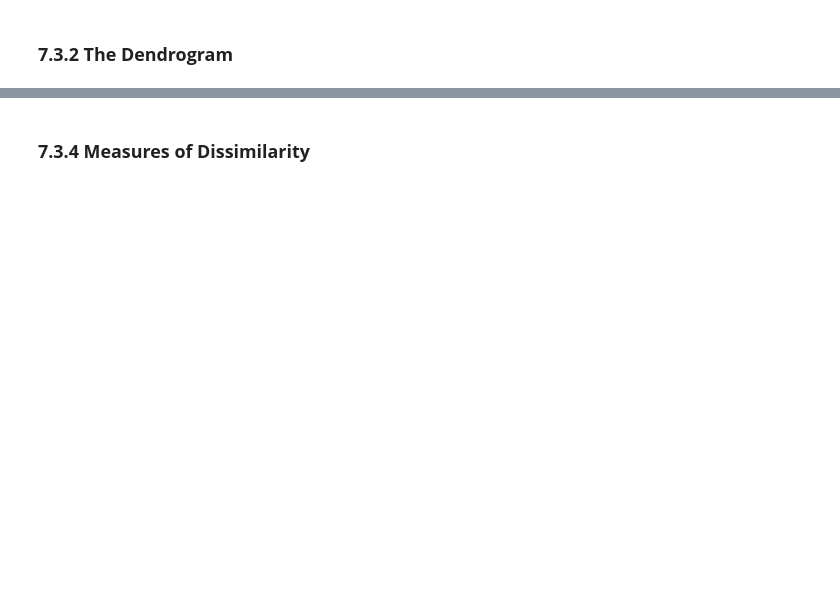
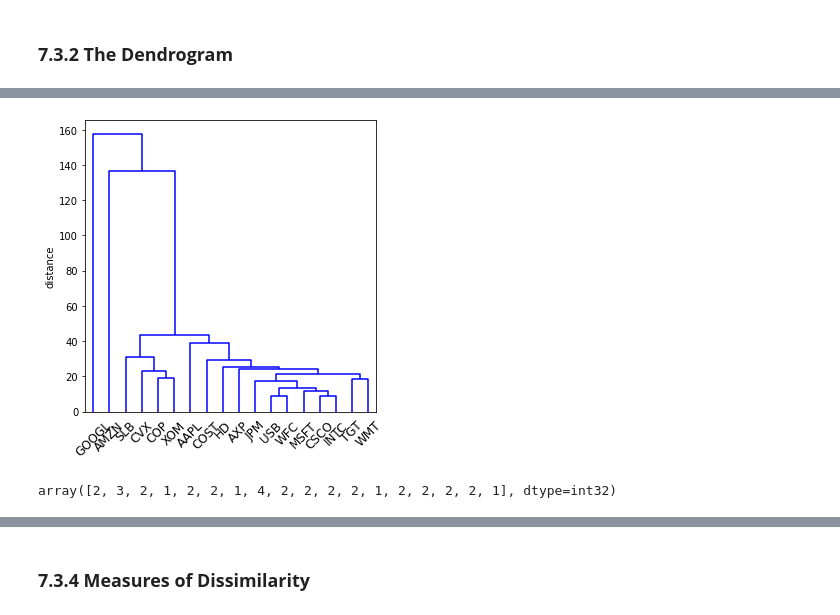
Before and after one commit to young-hwanlee/my-practical-statistics-for-data-scientists, a Jupyter notebook: Chapter_7_Unsupervised_Learning.ipynb, the cells around one changed output, grey strips where cells are left out. Cells and saved outputs as stored; diff of their text form; code cells hidden in the pictures; blank space fills up the shorter version.

```diff
--- a/Chapter_7_Unsupervised_Learning.ipynb
+++ b/Chapter_7_Unsupervised_Learning.ipynb
@@ -365,0 +413,15 @@ plt.show()
+# %%
+fig, ax = plt.subplots(figsize=(5, 5))
+dendrogram(Z, labels=list(df.index), color_threshold=0)
+plt.xticks(rotation=45)
+ax.set_ylabel('distance')
+
+plt.tight_layout()
+plt.show()
+# %% [output]
+[figure, added]
+# %%
+memb = fcluster(Z, 4, criterion='maxclust')
+memb
+# %% [output]
+array([2, 3, 2, 1, 2, 2, 1, 4, 2, 2, 2, 2, 1, 2, 2, 2, 2, 1], dtype=int32)
```
Also changed, not shown: parts of 8 cells of this notebook.
